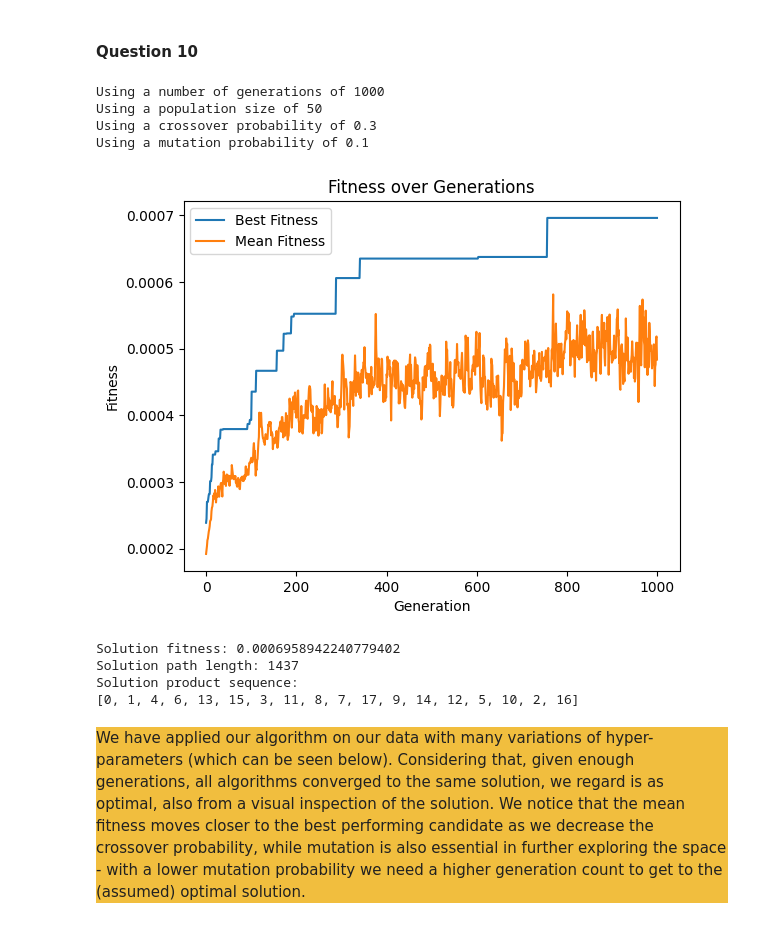
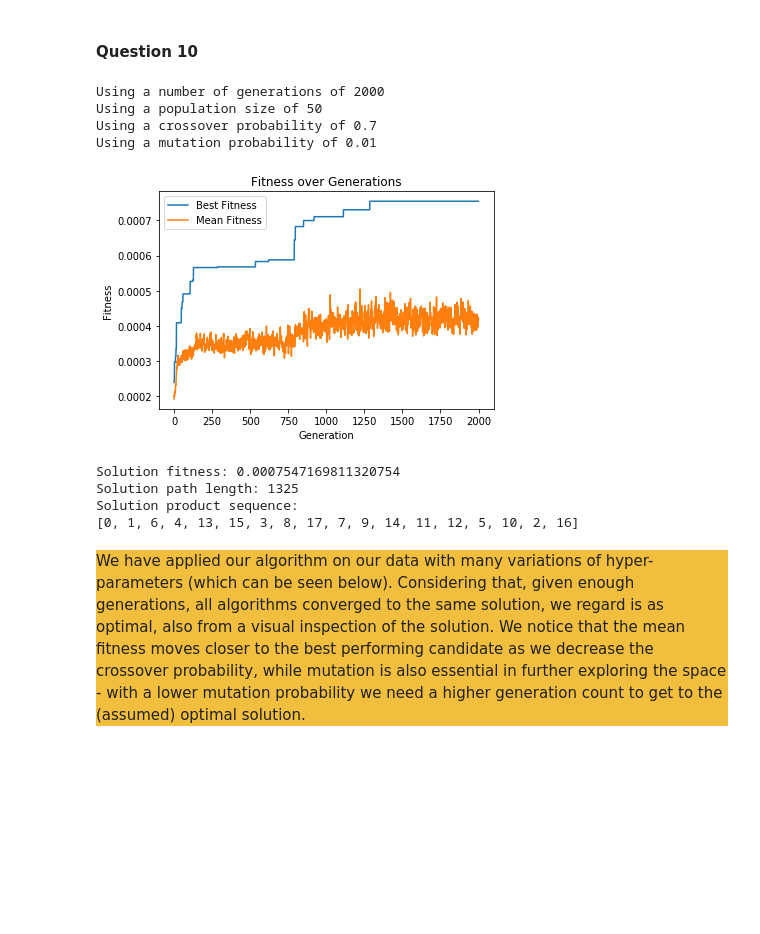
Before and after one commit to Vlad13503/Genetic-Algorithms-_-Ant-Colony-Optimization, a Jupyter notebook: src/Main.ipynb, the cells around one changed output. Cells and saved outputs as stored; diff of their text form; code cells hidden in the pictures; blank space fills up the shorter version.

```diff
--- a/src/Main.ipynb
+++ b/src/Main.ipynb
@@ -115,7 +118,8 @@ class GeneticAlgorithm:
     @param generations: the amount of generations.
     @param pop_size: the population size.
     """
-    def __init__(self, generations, pop_size, crossover_probability, mutation_probability, seed):
+    def __init__(self, generations, pop_size, crossover_probability,
+                 mutation_probability, seed):
         self.rng = np.random.RandomState(seed)
         self.generations = generations
         self.pop_size = pop_size
@@ -167,7 +171,9 @@ class GeneticAlgorithm:
                 total_fitness += chromosome.fitness
             cumulative_fitness_ratios = [population[0].fitness / total_fitness * 100]
             for chromosome in  population[1:]:
-                cumulative_fitness_ratios.append(chromosome.fitness / total_fitness * 100 + cumulative_fitness_ratios[-1])
+                cumulative_fitness_ratios.append(
+                    chromosome.fitness / total_fitness * 100 + cumulative_fitness_ratios[-1]
+                )
             mean_fitness.append(total_fitness / self.pop_size)
 
             for _ in range(self.pop_size - no_elites):
@@ -222,8 +228,10 @@ class GeneticAlgorithm:
             start_index = self.rng.randint(0, len(mutated_chromosome_genes))
             while(start_index >= len(mutated_chromosome_genes) - 1):
                 start_index = self.rng.randint(0, len(mutated_chromosome_genes))
-            end_index = self.rng.randint(start_index + 1, len(mutated_chromosome_genes))
-            mutated_chromosome_genes[start_index:end_index] = np.flip(mutated_chromosome_genes[start_index:end_index])
+            end_index = self.rng.randint(start_index + 1,
+                                         len(mutated_chromosome_genes))
+            mutated_chromosome_genes[start_index:end_index] = np.flip(
+                mutated_chromosome_genes[start_index:end_index])
 
         else:
             # insertion Mutation
@@ -233,7 +241,8 @@ class GeneticAlgorithm:
             removed = np.delete(mutated_chromosome_genes,gene_index)
             mutated_chromosome = np.insert(removed, new_position, removed_gene)
 
-        return Chromosome(chromosome.tsp_data, self.rng).set_genes(mutated_chromosome_genes)
+        return Chromosome(chromosome.tsp_data, self.rng).set_genes(
+            mutated_chromosome_genes)
 
     def crossover(self, chromosome1, chromosome2):
             genes1 = chromosome1.genes.copy()
@@ -310,30 +319,31 @@ As such, we will guarantee that the 10% best population automatically gets passe
 # %%
 # Please keep your parameters for the Genetic Algorithm easily changeable here
 population_size = 50
-generations = 1000
-crossover_probability = 0.3
-mutation_probability = 0.1
+generations = 2000
+crossover_probability = 0.7
+mutation_probability = 0.01
 seed = 225200
 persist_file = "./../data/optimal_tsp"
 
 # Setup optimization
 tsp_data = TSPData.read_from_file(persist_file)
 
-ga = GeneticAlgorithm(generations, population_size, crossover_probability, mutation_probability, seed)
+ga = GeneticAlgorithm(generations, population_size, crossover_probability,
+                      mutation_probability, seed)
 
-# Run optimzation and write to file
+# Run optimization and write to file
 solution = ga.solve_tsp(tsp_data)
-tsp_data.write_action_file(solution, "./../data/tsp_solution.txt")
+tsp_data.write_action_file(solution, "./../data/11_actions_TSP.txt")
 # %% [output]
-Using a number of generations of 1000
+Using a number of generations of 2000
 Using a population size of 50
-Using a crossover probability of 0.3
-Using a mutation probability of 0.1
+Using a crossover probability of 0.7
+Using a mutation probability of 0.01
-[figure, old version]
+[figure, new version]
-Solution fitness: 0.0006958942240779402
-Solution path length: 1437
+Solution fitness: 0.0007547169811320754
+Solution path length: 1325
 Solution product sequence:
-[0, 1, 4, 6, 13, 15, 3, 11, 8, 7, 17, 9, 14, 12, 5, 10, 2, 16]
+[0, 1, 6, 4, 13, 15, 3, 8, 17, 7, 9, 14, 11, 12, 5, 10, 2, 16]
 # %% [markdown]
 <div style="background-color:#f1be3e">
 
```
Also changed, not shown: parts of 42 cells of this notebook, 6 other files.
